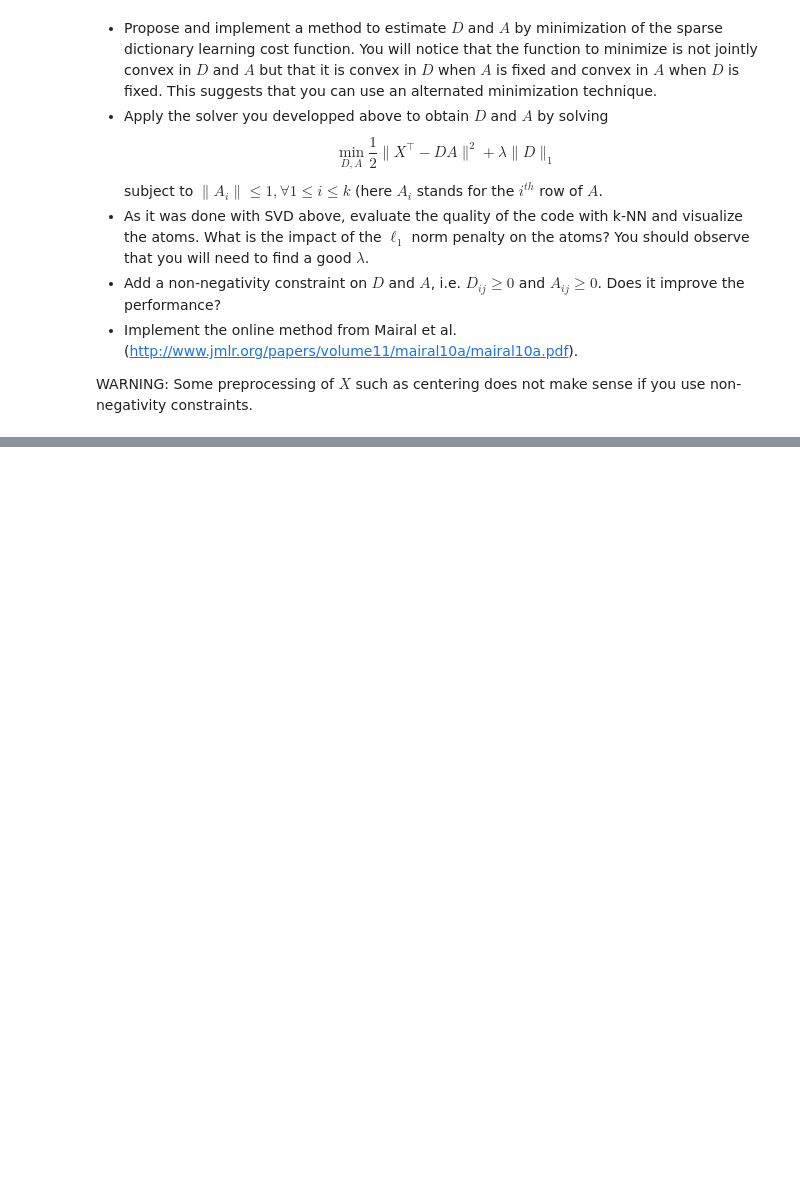
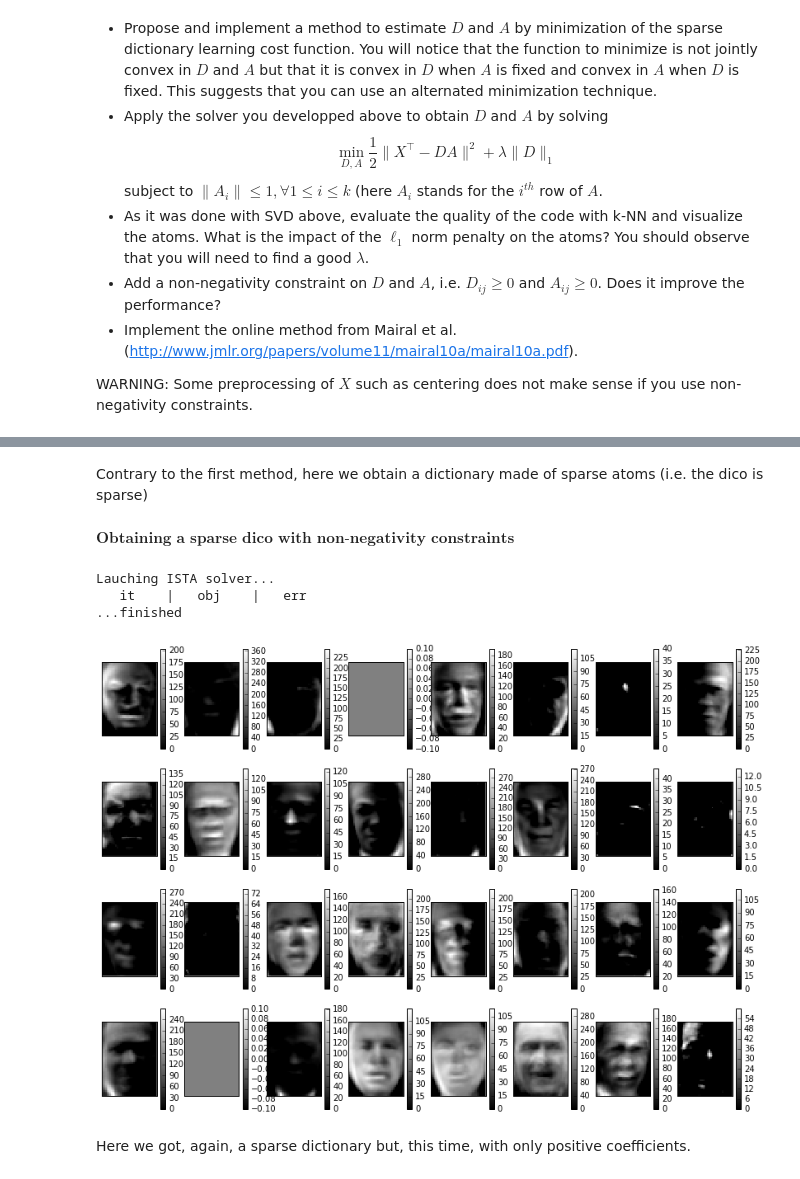
Before and after one commit to hugovallet/Optimization-for-data-science-project, a Jupyter notebook: project_dict_learning.ipynb, the cells around one changed output, grey strips where cells are left out. Cells and saved outputs as stored; diff of their text form; code cells hidden in the pictures; blank space fills up the shorter version.

```diff
--- a/project_dict_learning.ipynb
+++ b/project_dict_learning.ipynb
@@ -240,0 +460,24 @@ WARNING: Some preprocessing of $X$ such as centering does not make sense if you
+# %% [markdown]
+Contrary to the first method, here we obtain a dictionary made of sparse atoms (i.e. the dico is sparse)
+# %% [markdown]
+$\textbf{Obtaining a sparse dico with non-negativity constraints} $
+# %%
+X = dataset.data
+#X = scale(X,with_std=True) no scaling for non-negativity constraints
+k = 150
+A0 = normalize(np.random.randn(k, n_samples),norm="l2", axis = 1) #Our initialization should respect the constraints
+D0 = np.random.randn(n_features, k)
+n_iter = 100
+l_l1 = 100
+
+A, obj, D = solver(D0, A0, l_l1, n_iter=n_iter, method ="sparse dico", non_neg = True, verbose=False)
+# %% [output]
+Lauching ISTA solver...
+   it    |   obj    |   err
+...finished
+# %%
+plot_faces(D.T, label=False)
+# %% [output]
+[figure, added]
+# %% [markdown]
+Here we got, again, a sparse dictionary but, this time, with only positive coefficients.
```
Also changed, not shown: parts of 29 cells of this notebook.
